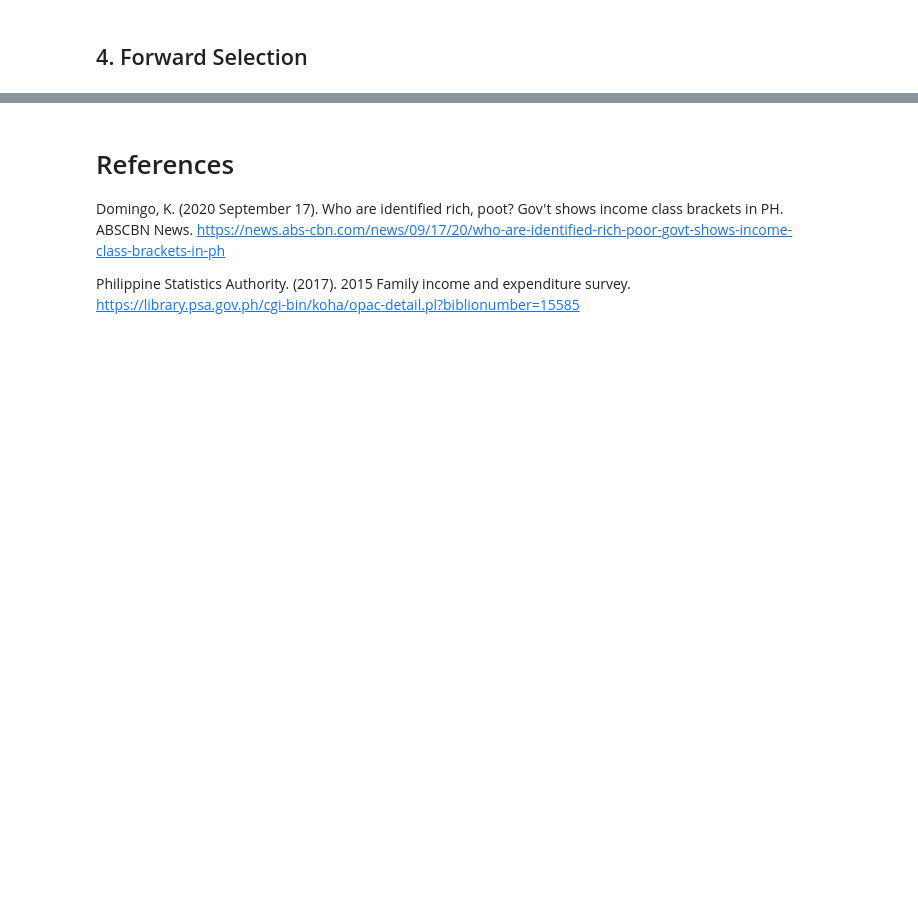
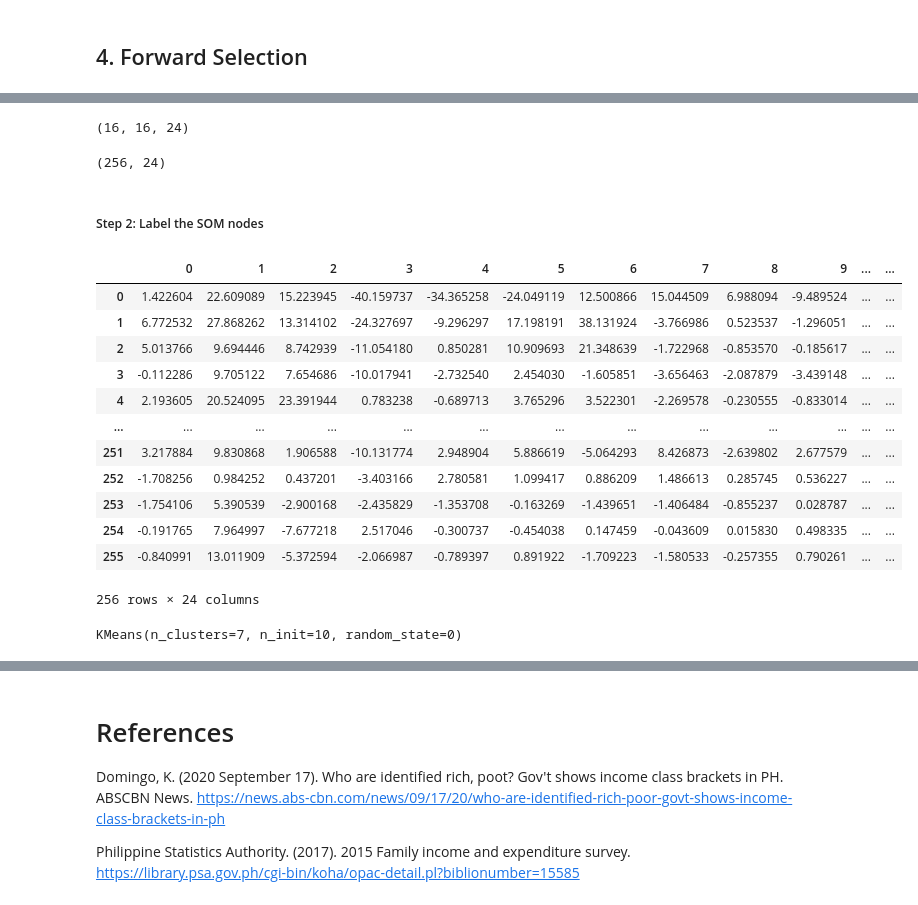
Before and after one commit to hannahrfong/CSC713M, a Jupyter notebook: Investigatory_Project.ipynb, the cells around one changed output, grey strips where cells are left out. Cells and saved outputs as stored; diff of their text form; code cells hidden in the pictures; blank space fills up the shorter version.

```diff
--- a/Investigatory_Project.ipynb
+++ b/Investigatory_Project.ipynb
@@ -1190,0 +2441,4 @@ plt.show()
+# %%
+scaler = RobustScaler()
+X_scaled = scaler.fit_transform(X)
+X_scaled
@@ -1190,0 +2453,4 @@ plt.show()
+# %%
+pca = PCA(0.95)
+X_best = pca.fit_transform(X_scaled)
+X_best.shape
@@ -1190,0 +2531,51 @@ plt.show()
+# %%
+# Convert the X dataframe containing the input features into a numpy array
+data = X_best
+
+# Create a 16x16 shape tuple, which will be the shape of the SOM grid
+som_shape = (16, 16)
+# %%
+# Instantiate the model
+som = MiniSom(som_shape[0], som_shape[1], data.shape[1], random_seed=1)
+
+# Train the model for 30,000 epochs
+som.train_batch(data, 50000)
+# %%
+# Get weights of the neurons in the SOM
+centroids = som.get_weights()
+centroids.shape
+# %% [output]
+(16, 16, 24)
+# %%
+# Flatten the 3D centroids array to a 2D array
+flattened_centroids = centroids.reshape((centroids.shape[0]*centroids.shape[1], centroids.shape[2]))
+flattened_centroids.shape
+# %% [output]
+(256, 24)
+# %% [markdown]
+##### Step 2: Label the SOM nodes
+# %%
+# Convert the 2D flattened_centroids array to a dataframe with names of the input features as column names
+centroids_df = pd.DataFrame(flattened_centroids)
+centroids_df
+# %% [output]
+|  | 0 | 1 | 2 | 3 | 4 | 5 | 6 | 7 | 8 | 9 | ... | ... |
+| 0 | 1.422604 | 22.609089 | 15.223945 | -40.159737 | -34.365258 | -24.049119 | 12.500866 | 15.044509 | 6.988094 | -9.489524 | ... | ... |
+| 1 | 6.772532 | 27.868262 | 13.314102 | -24.327697 | -9.296297 | 17.198191 | 38.131924 | -3.766986 | 0.523537 | -1.296051 | ... | ... |
+| 2 | 5.013766 | 9.694446 | 8.742939 | -11.054180 | 0.850281 | 10.909693 | 21.348639 | -1.722968 | -0.853570 | -0.185617 | ... | ... |
+| 3 | -0.112286 | 9.705122 | 7.654686 | -10.017941 | -2.732540 | 2.454030 | -1.605851 | -3.656463 | -2.087879 | -3.439148 | ... | ... |
+| 4 | 2.193605 | 20.524095 | 23.391944 | 0.783238 | -0.689713 | 3.765296 | 3.522301 | -2.269578 | -0.230555 | -0.833014 | ... | ... |
+| ... | ... | ... | ... | ... | ... | ... | ... | ... | ... | ... | ... | ... |
+| 251 | 3.217884 | 9.830868 | 1.906588 | -10.131774 | 2.948904 | 5.886619 | -5.064293 | 8.426873 | -2.639802 | 2.677579 | ... | ... |
+| 252 | -1.708256 | 0.984252 | 0.437201 | -3.403166 | 2.780581 | 1.099417 | 0.886209 | 1.486613 | 0.285745 | 0.536227 | ... | ... |
+| 253 | -1.754106 | 5.390539 | -2.900168 | -2.435829 | -1.353708 | -0.163269 | -1.439651 | -1.406484 | -0.855237 | 0.028787 | ... | ... |
+| 254 | -0.191765 | 7.964997 | -7.677218 | 2.517046 | -0.300737 | -0.454038 | 0.147459 | -0.043609 | 0.015830 | 0.498335 | ... | ... |
+| 255 | -0.840991 | 13.011909 | -5.372594 | -2.066987 | -0.789397 | 0.891922 | -1.709223 | -1.580533 | -0.257355 | 0.790261 | ... | ... |
+256 rows × 24 columns
+# %%
+from sklearn.cluster import KMeans
+# Use K-Means to cluster the weights of the SOM nodes
+kMeans = KMeans(n_clusters=7, random_state=0, n_init=10) # k = 9 is the optimal value based on the elbow method performed in part D
+kMeans.fit(centroids_df)
+# %% [output]
+KMeans(n_clusters=7, n_init=10, random_state=0)
```
Also changed, not shown: parts of 281 cells of this notebook, 1 other file.
